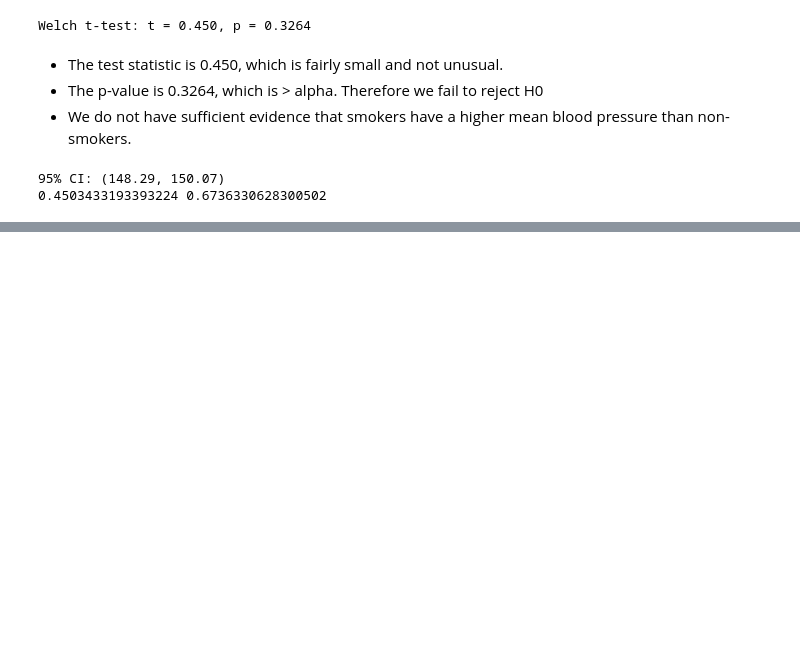
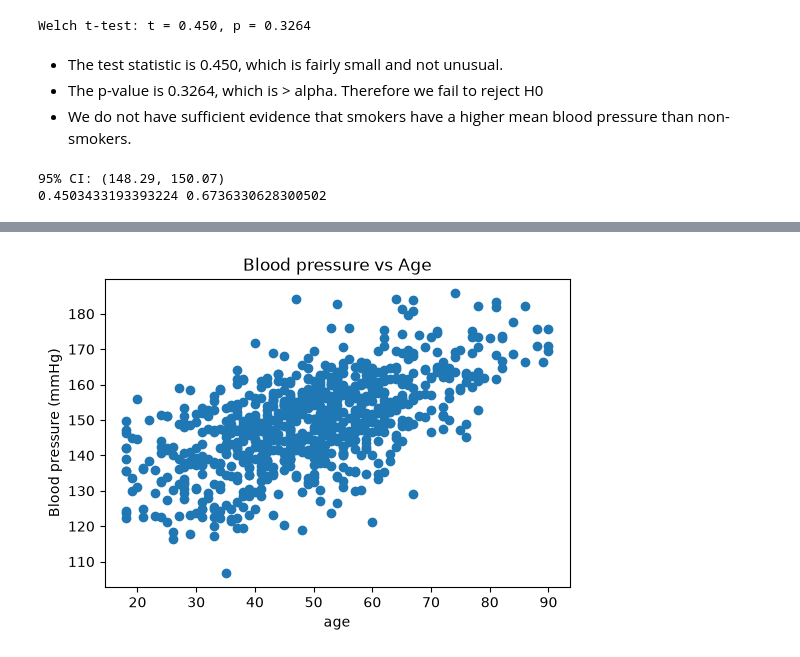
Before and after one commit to Henke-P/health_study_Henrik_P_DS26, a Jupyter notebook: healthy_study.ipynb, the cells around one changed output, grey strips where cells are left out. Cells and saved outputs as stored; diff of their text form; code cells hidden in the pictures; blank space fills up the shorter version.

Commit message:
done a simple linear regression and started on a graph

```diff
--- a/healthy_study.ipynb
+++ b/healthy_study.ipynb
@@ -225,0 +237,25 @@ analyzer.summary_stats()
+# %%
+x = df[["age"]].to_numpy()
+y = df["systolic_bp"].to_numpy()
+
+
+ones = np.ones(len(x))
+
+
+X = np.column_stack((ones, x))
+
+beta_hat = np.linalg.inv(X.T @ X) @ X.T @ y
+
+
+
+
+model = LinearRegression()
+model.fit(x, y)
+
+model_intercept = float(model.intercept_)
+model_slope = float(model.coef_[0])
+model_r2 = float(model.score(x, y))
+
+print(beta_hat)
+print(model_intercept, model_slope)
+print(f"R² = {model_r2:.3f}")
@@ -225,0 +271,9 @@ analyzer.summary_stats()
+# %%
+fig, ax = plt.subplots(figsize=(6, 4), alpha=0.5)
+ax.scatter(x, y)
+ax.set_title("Blood pressure vs Age")
+ax.set_xlabel("age")
+ax.set_ylabel("Blood pressure (mmHg)")
+plt.show()
+# %% [output]
+[figure, added]
```
Also changed, not shown: parts of 5 cells of this notebook.
